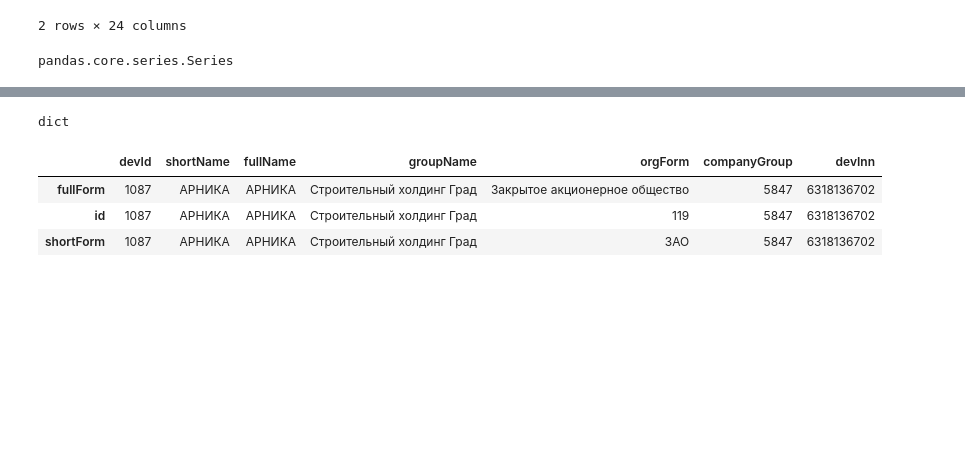
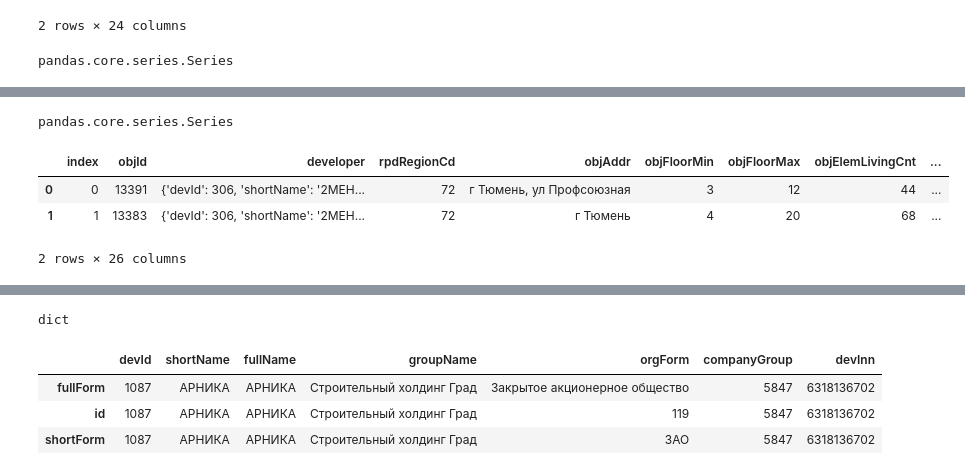
Before and after one commit to EvgenyBelov78/DA1, a Jupyter notebook: NDRF.ipynb, the cells around one changed output, grey strips where cells are left out. Cells and saved outputs as stored; diff of their text form; code cells hidden in the pictures; blank space fills up the shorter version.

```diff
--- a/NDRF.ipynb
+++ b/NDRF.ipynb
@@ -227,0 +203,2 @@ zastr.developer[1]
+# %%
+zastr=zastr.assign(e=pd.Series(zastr.developer.).values)
@@ -227,0 +225,4 @@ zastr.developer[1]
+# %%
+type(zastr.developer)
+# %% [output]
+pandas.core.series.Series
@@ -227,0 +241,7 @@ zastr.developer[1]
+# %%
+zastr.head(2)
+# %% [output]
+|  | index | objId | developer | rpdRegionCd | objAddr | objFloorMin | objFloorMax | objElemLivingCnt | ... |
+| 0 | 0 | 13391 | {'devId': 306, 'shortName': '2МЕН... | 72 | г Тюмень, ул Профсоюзная | 3 | 12 | 44 | ... |
+| 1 | 1 | 13383 | {'devId': 306, 'shortName': '2МЕН... | 72 | г Тюмень | 4 | 20 | 68 | ... |
+2 rows × 26 columns
```
Also changed, not shown: parts of 14 cells of this notebook.
